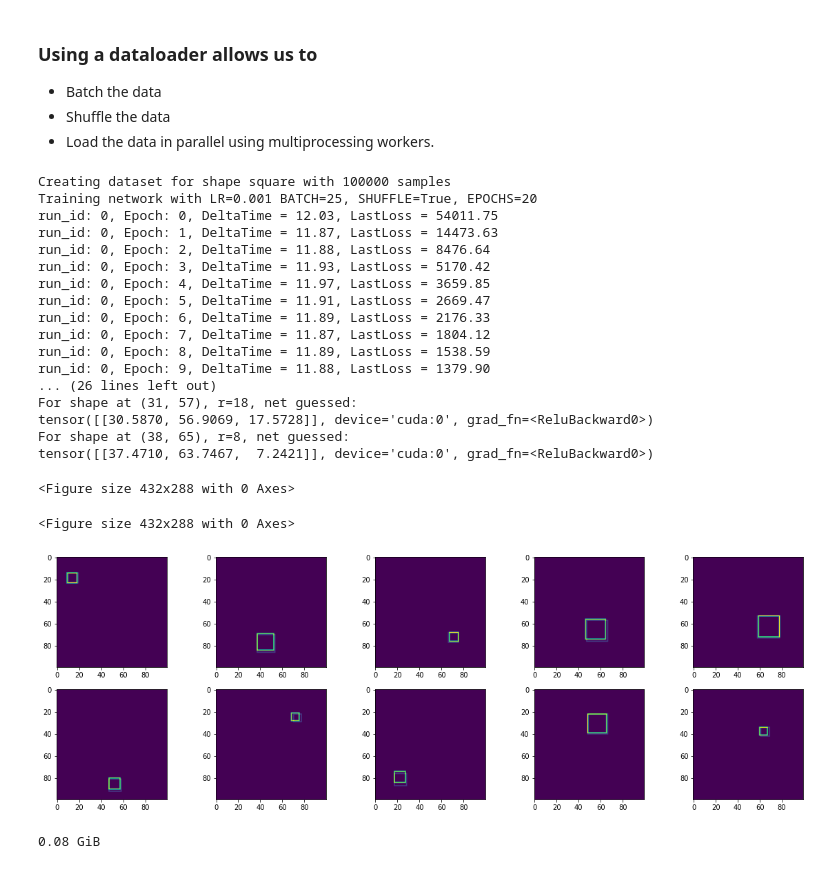
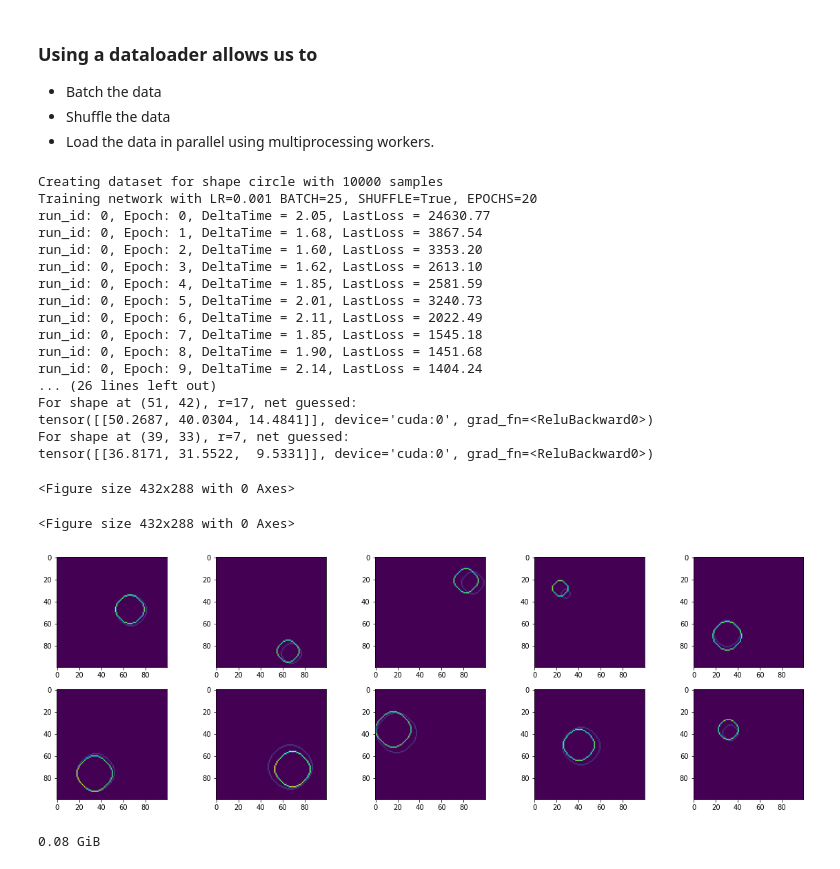
Before and after one commit to WeeklyProgrammingFun/CircleNet, a Jupyter notebook: Week_9.ipynb, the cells around one changed output. Cells and saved outputs as stored; diff of their text form; code cells hidden in the pictures.

```diff
--- a/Week_9.ipynb
+++ b/Week_9.ipynb
@@ -19,7 +19,7 @@ parameters = dict(
     batch_size = [25],
     shuffle = [True],
     epochs = [20],
-    train_shape = ["square"] # circle or square are supported
+    train_shape = ["circle"] # circle or square are supported
 )
 
 param_values = [value for value in parameters.values()]
@@ -303,7 +303,7 @@ def check_network_splatter(network, num_checks=10, writer=None, verbose=False, d
     if writer is not None:
         writer.add_figure("Network Splatter", fig)
 # %%
-def train(learning_rate, batch_size, shuffle=True, epochs=40):
+def train(learning_rate, batch_size, dataset, shuffle=True, epochs=40):
     import time
 
     net = NeuralNetwork().to(device)
@@ -397,10 +397,21 @@ def train(learning_rate, batch_size, shuffle=True, epochs=40):
         """
         # epoch stats
         writer.add_scalar("Loss/train", epoch_loss, epoch)
-        writer.add_histogram("conv1.bias",   net.net[0].bias, epoch)
-        writer.add_histogram("conv1.weight", net.net[0].weight, epoch)
-        writer.add_histogram("conv2.bias",   net.net[0].bias, epoch)
-        writer.add_histogram("conv2.weight", net.net[0].weight, epoch)
+        for i in range(0,10,2):
+
+            writer.add_histogram('conv_{}.bias'.format(i),   net.net[i].bias, epoch)
+            writer.add_histogram('conv_{}.weight'.format(i), net.net[i].weight, epoch)
+
+        #writer.add_histogram("convA.bias",   net.net[0].bias, epoch)
+        #writer.add_histogram("conv1.weight", net.net[0].weight, epoch)
+        #writer.add_histogram("conv1.bias",   net.net[0].bias, epoch)
+        #writer.add_histogram("conv1.weight", net.net[0].weight, epoch)
+        #writer.add_histogram("conv1.bias",   net.net[0].bias, epoch)
+        #writer.add_histogram("conv1.weight", net.net[0].weight, epoch)
+        #writer.add_histogram("conv1.bias",   net.net[0].bias, epoch)
+        #writer.add_histogram("conv1.weight", net.net[0].weight, epoch)
+        #writer.add_histogram("conv2.bias",   net.net[0].bias, epoch)
+        #writer.add_histogram("conv2.weight", net.net[0].weight, epoch)
 
     # See how the network did.
     check_network_splatter(net, writer=writer)
@@ -408,35 +419,38 @@ def train(learning_rate, batch_size, shuffle=True, epochs=40):
     return net
 # %%
 for run_id, (lr, batch_size, shuffle, epochs, train_shape) in enumerate(product(*param_values)):
-    dataset_size = 100000 # Should this be a hyperparameter?
+    dataset_size = 10000 # Should this be a hyperparameter?
     print("Creating dataset for shape {} with {} samples".format(train_shape, dataset_size))
-    draw_func = draw_square if (train_shape == "square") else draw_circleFast
-    dataset = ShapeDataset(draw_square, dataset_size)
+    draw_funcs = (draw_square,draw_circleFast) if (train_shape == "square") else (draw_circleFast,draw_square)
+    dataset1 = ShapeDataset(draw_funcs[0], dataset_size)
 
     print("Training network with LR={} BATCH={}, SHUFFLE={}, EPOCHS={}".format(lr, batch_size, str(shuffle), epochs))
-    netout = train(lr, batch_size, shuffle, epochs)
-    check_network_splatter(netout, draw_func=draw_func, verbose=True)
+    netout = train(lr, batch_size, dataset1, shuffle, epochs)
+
+    # dataset2 = ShapeDataset(draw_funcs[1], dataset_size)
+
+    check_network_splatter(netout, num_checks=10, draw_func=draw_funcs[0], verbose=True)
 # %% [output]
-Creating dataset for shape square with 100000 samples
+Creating dataset for shape circle with 10000 samples
 Training network with LR=0.001 BATCH=25, SHUFFLE=True, EPOCHS=20
-run_id: 0, Epoch: 0, DeltaTime = 12.03, LastLoss = 54011.75
-run_id: 0, Epoch: 1, DeltaTime = 11.87, LastLoss = 14473.63
-run_id: 0, Epoch: 2, DeltaTime = 11.88, LastLoss = 8476.64
-run_id: 0, Epoch: 3, DeltaTime = 11.93, LastLoss = 5170.42
-run_id: 0, Epoch: 4, DeltaTime = 11.97, LastLoss = 3659.85
-run_id: 0, Epoch: 5, DeltaTime = 11.91, LastLoss = 2669.47
-run_id: 0, Epoch: 6, DeltaTime = 11.89, LastLoss = 2176.33
-run_id: 0, Epoch: 7, DeltaTime = 11.87, LastLoss = 1804.12
-run_id: 0, Epoch: 8, DeltaTime = 11.89, LastLoss = 1538.59
-run_id: 0, Epoch: 9, DeltaTime = 11.88, LastLoss = 1379.90
+run_id: 0, Epoch: 0, DeltaTime = 2.05, LastLoss = 24630.77
+run_id: 0, Epoch: 1, DeltaTime = 1.68, LastLoss = 3867.54
+run_id: 0, Epoch: 2, DeltaTime = 1.60, LastLoss = 3353.20
+run_id: 0, Epoch: 3, DeltaTime = 1.62, LastLoss = 2613.10
+run_id: 0, Epoch: 4, DeltaTime = 1.85, LastLoss = 2581.59
+run_id: 0, Epoch: 5, DeltaTime = 2.01, LastLoss = 3240.73
+run_id: 0, Epoch: 6, DeltaTime = 2.11, LastLoss = 2022.49
+run_id: 0, Epoch: 7, DeltaTime = 1.85, LastLoss = 1545.18
+run_id: 0, Epoch: 8, DeltaTime = 1.90, LastLoss = 1451.68
+run_id: 0, Epoch: 9, DeltaTime = 2.14, LastLoss = 1404.24
 ... (26 lines left out)
-For shape at (31, 57), r=18, net guessed:
-tensor([[30.5870, 56.9069, 17.5728]], device='cuda:0', grad_fn=<ReluBackward0>)
-For shape at (38, 65), r=8, net guessed:
-tensor([[37.4710, 63.7467,  7.2421]], device='cuda:0', grad_fn=<ReluBackward0>)
+For shape at (51, 42), r=17, net guessed:
+tensor([[50.2687, 40.0304, 14.4841]], device='cuda:0', grad_fn=<ReluBackward0>)
+For shape at (39, 33), r=7, net guessed:
+tensor([[36.8171, 31.5522,  9.5331]], device='cuda:0', grad_fn=<ReluBackward0>)
 <Figure size 432x288 with 0 Axes>
 <Figure size 432x288 with 0 Axes>
-[figure, old version]
+[figure, new version]
 # %%
 mem_used()
 # %% [output]
```
Also changed, not shown: parts of 3 cells of this notebook, 1 other file.
